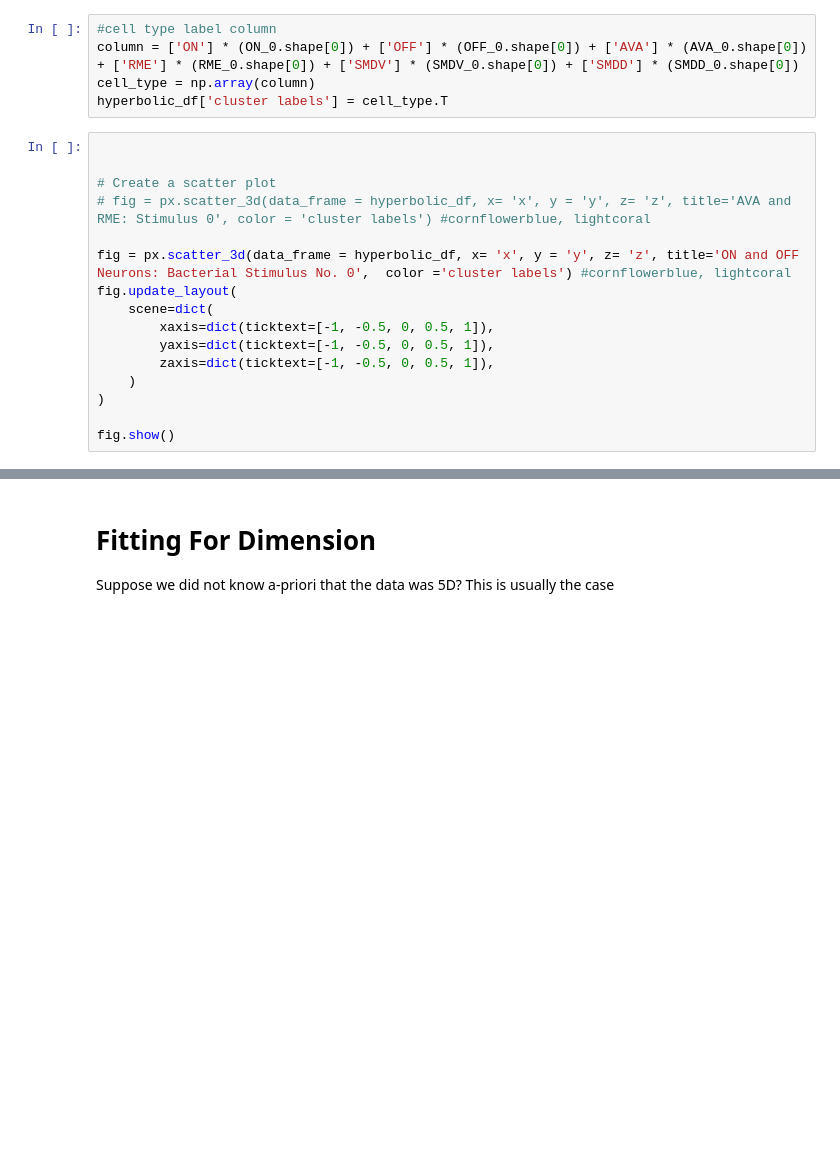
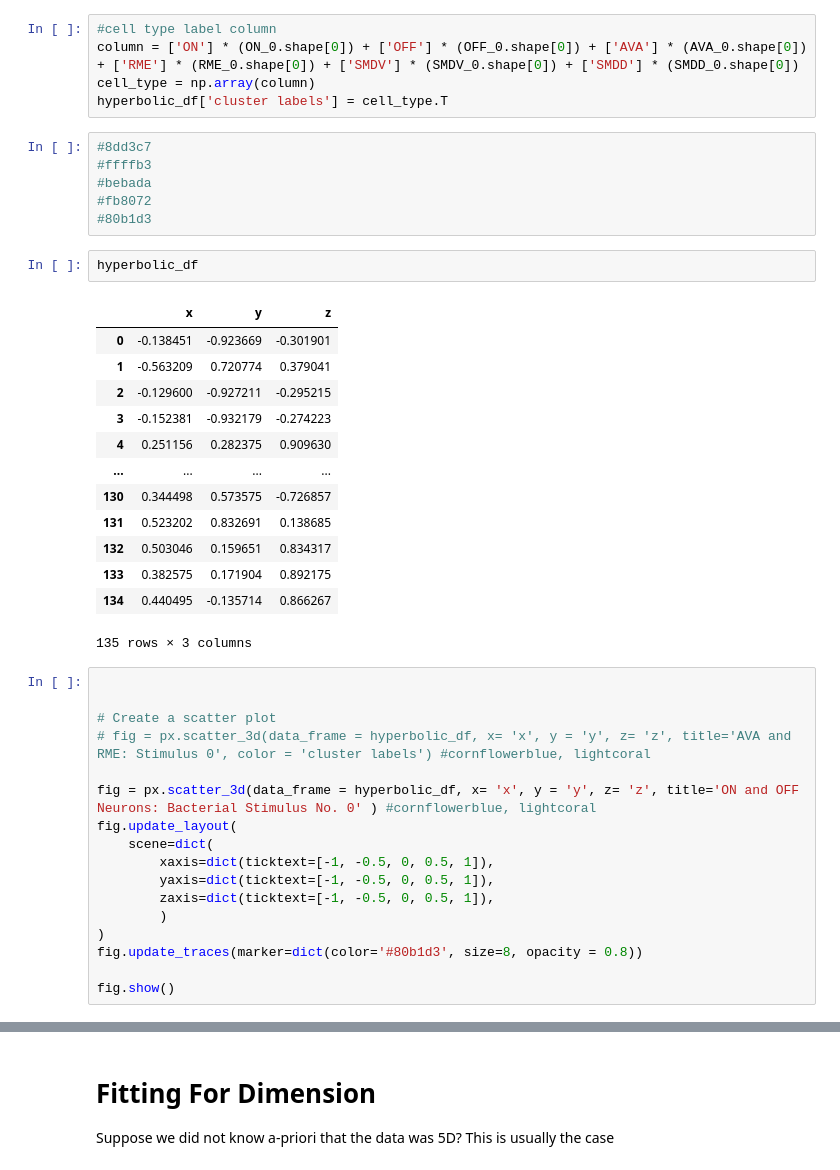
Before and after one commit to iulia-rusu/hyperbolic_sensory_stim, a Jupyter notebook: HMDS-example/HMDS_single_worm_unclustered.ipynb, the cells around one changed output, grey strips where cells are left out. Cells and saved outputs as stored; diff of their text form; blank space fills up the shorter version.

```diff
--- a/HMDS-example/HMDS_single_worm_unclustered.ipynb
+++ b/HMDS-example/HMDS_single_worm_unclustered.ipynb
@@ -239,20 +246,43 @@ hyperbolic_df= pd.DataFrame(hyp_emb['pcoords'], columns=['x', 'y', 'z'])
 column = ['ON'] * (ON_0.shape[0]) + ['OFF'] * (OFF_0.shape[0]) + ['AVA'] * (AVA_0.shape[0]) + ['RME'] * (RME_0.shape[0]) + ['SMDV'] * (SMDV_0.shape[0]) + ['SMDD'] * (SMDD_0.shape[0])
 cell_type = np.array(column)
 hyperbolic_df['cluster labels'] = cell_type.T
+# %%
+#8dd3c7
+#ffffb3
+#bebada
+#fb8072
+#80b1d3
+# %%
+hyperbolic_df
+# %% [output]
+|  | x | y | z |
+| 0 | -0.138451 | -0.923669 | -0.301901 |
+| 1 | -0.563209 | 0.720774 | 0.379041 |
+| 2 | -0.129600 | -0.927211 | -0.295215 |
+| 3 | -0.152381 | -0.932179 | -0.274223 |
+| 4 | 0.251156 | 0.282375 | 0.909630 |
+| ... | ... | ... | ... |
+| 130 | 0.344498 | 0.573575 | -0.726857 |
+| 131 | 0.523202 | 0.832691 | 0.138685 |
+| 132 | 0.503046 | 0.159651 | 0.834317 |
+| 133 | 0.382575 | 0.171904 | 0.892175 |
+| 134 | 0.440495 | -0.135714 | 0.866267 |
+135 rows × 3 columns
 # %%
 
 
 # Create a scatter plot
 # fig = px.scatter_3d(data_frame = hyperbolic_df, x= 'x', y = 'y', z= 'z', title='AVA and RME: Stimulus 0', color = 'cluster labels') #cornflowerblue, lightcoral
 
-fig = px.scatter_3d(data_frame = hyperbolic_df, x= 'x', y = 'y', z= 'z', title='ON and OFF Neurons: Bacterial Stimulus No. 0',  color ='cluster labels') #cornflowerblue, lightcoral
+fig = px.scatter_3d(data_frame = hyperbolic_df, x= 'x', y = 'y', z= 'z', title='ON and OFF Neurons: Bacterial Stimulus No. 0' ) #cornflowerblue, lightcoral
 fig.update_layout(
     scene=dict(
         xaxis=dict(ticktext=[-1, -0.5, 0, 0.5, 1]),
         yaxis=dict(ticktext=[-1, -0.5, 0, 0.5, 1]),
         zaxis=dict(ticktext=[-1, -0.5, 0, 0.5, 1]),
-    )
+        )
 )
+fig.update_traces(marker=dict(color='#80b1d3', size=8, opacity = 0.8))
 
 fig.show()
 # %%
```
Also changed, not shown: parts of 24 cells of this notebook, 26 other files.
